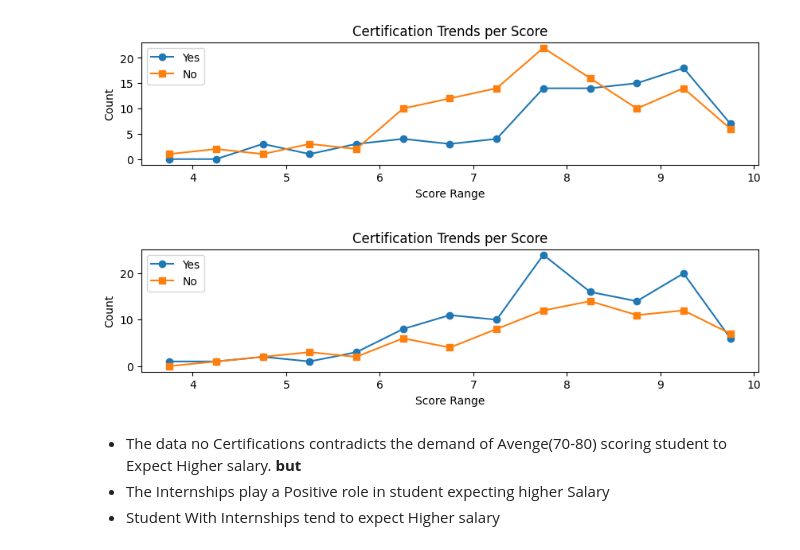
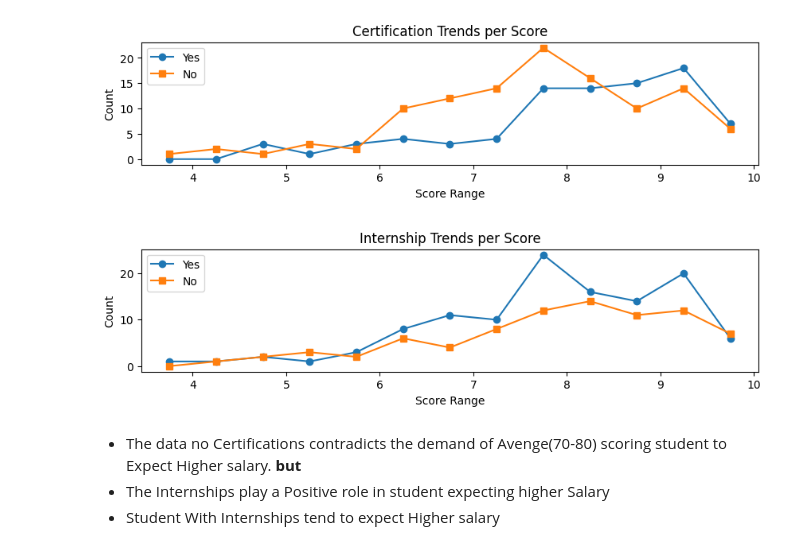
Before and after one commit to singh-nilesh/homework, a Jupyter notebook: EDA.ipynb, the cells around one changed output. Drawn from its saved outputs; the diff is of its cells as text; code cells hidden in the pictures.

```diff
--- a/EDA.ipynb
+++ b/EDA.ipynb
@@ -143,20 +143,20 @@ plt.show()
 # %%
 # Count "Yes" and "No" for each bin
 df_counts = df.groupby(['Score_bin', 'Internship'], observed=False).size().unstack(fill_value=0)
 x_numeric = [interval.mid for interval in df_counts.index]  # Fix the `bins.mid` issue
 
 # Plot
 plt.figure(figsize=(10, 2))
 plt.plot(x_numeric, df_counts.get('yes', 0), marker='o', linestyle='-', label='Yes', color='#1f77b4')
 plt.plot(x_numeric, df_counts.get('No', 0), marker='s', linestyle='-', label='No', color='#ff7f0e')
 
 plt.xlabel("Score Range")
 plt.ylabel("Count")
-plt.title("Certification Trends per Score")
+plt.title("Internship Trends per Score")
 plt.legend()
 plt.show()
 # %% [output]
-[figure, old version]
+[figure, new version]
 # %% [markdown]
 - The data no Certifications contradicts the demand of Avenge(70-80) scoring student to Expect Higher salary.
 **but**
```
Also changed, not shown: parts of 17 cells of this notebook.
